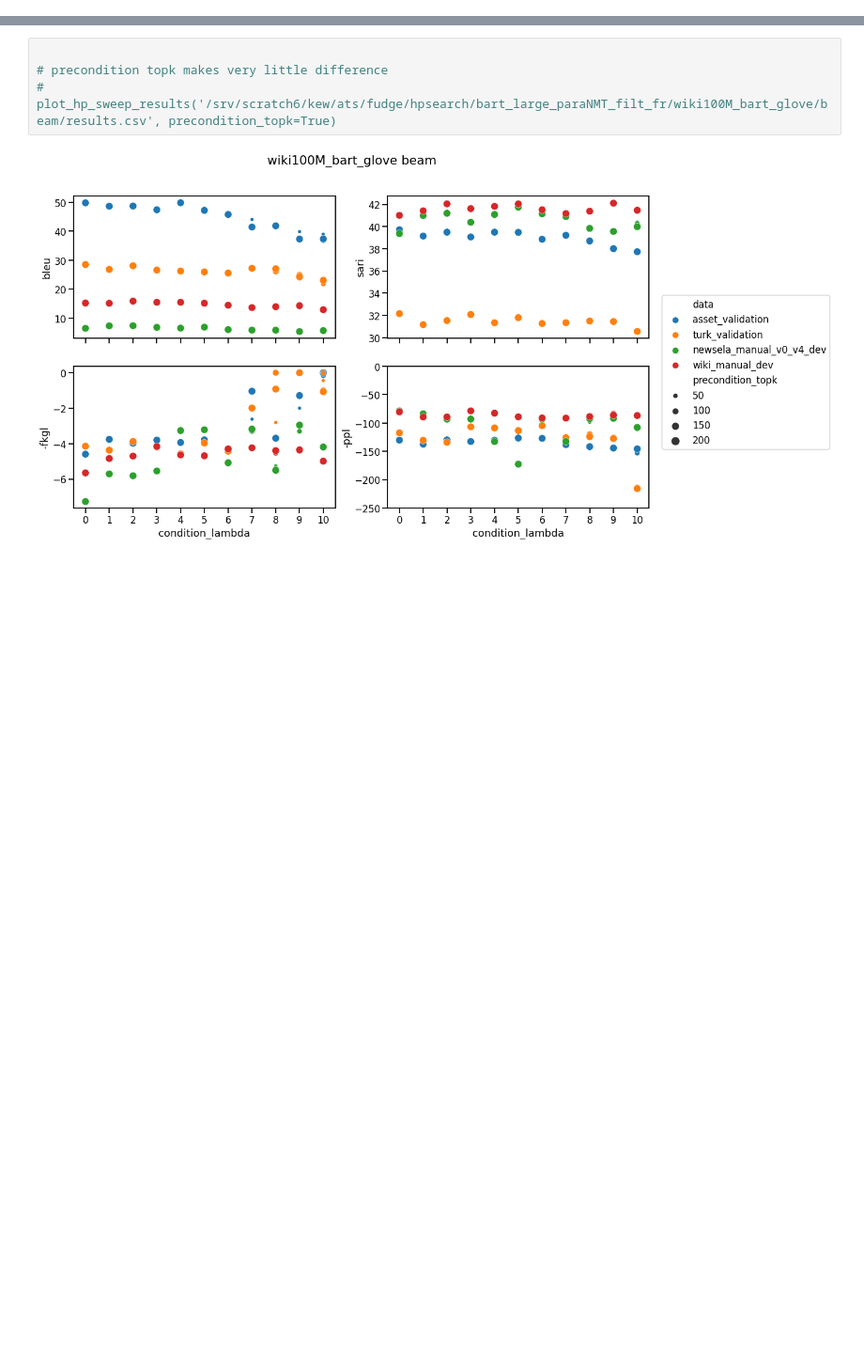
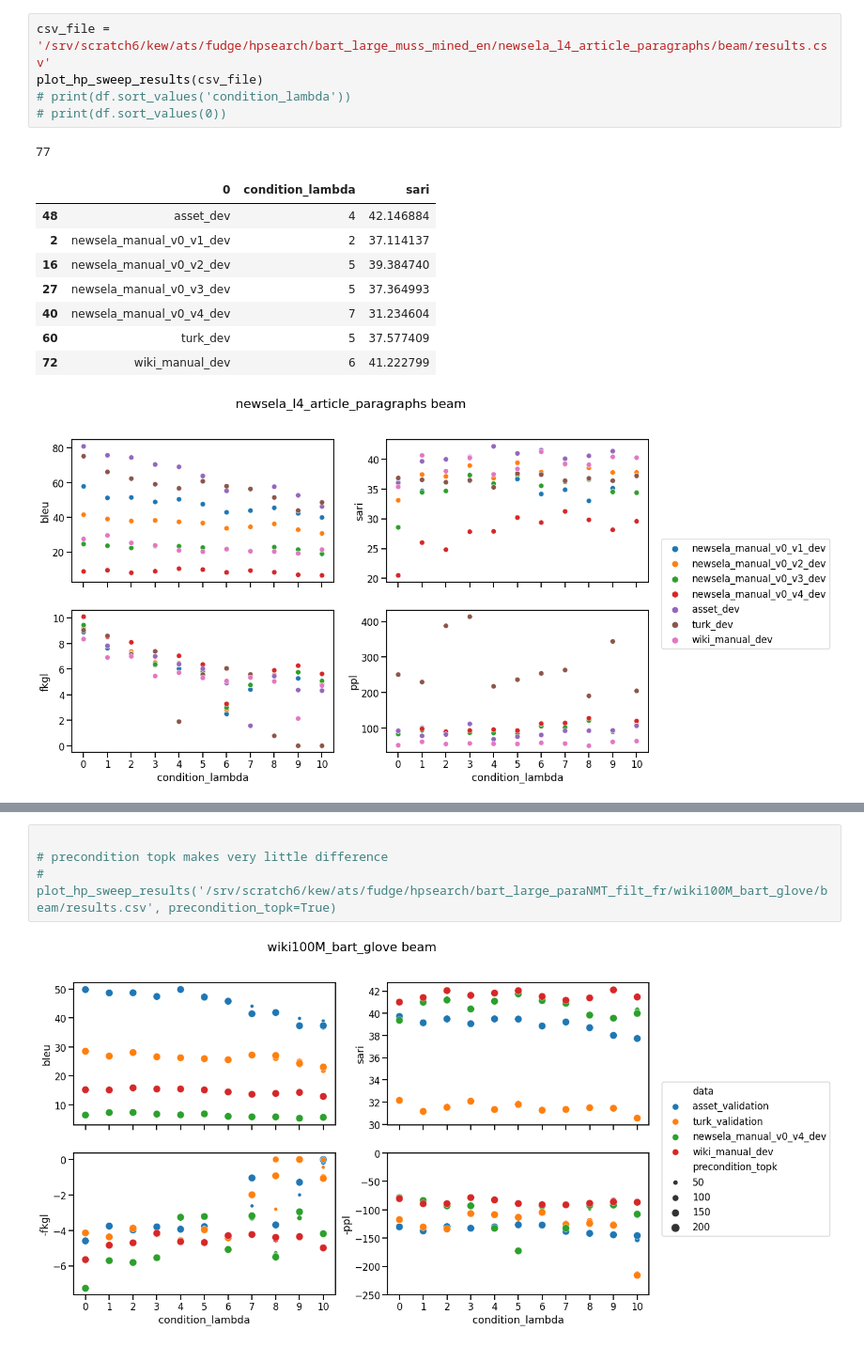
Before and after one commit to ZurichNLP/SimpleFUDGE, a Jupyter notebook: analysis/visualise_hp_sweeps.ipynb, the cells around one changed output, grey strips where cells are left out. Shown at 94% size. Drawn from its saved outputs; the diff is of its cells as text; blank space fills up the shorter version.

```diff
--- a/analysis/visualise_hp_sweeps.ipynb
+++ b/analysis/visualise_hp_sweeps.ipynb
@@ -53,0 +133,16 @@ Name: sari, dtype: float64
+# %%
+csv_file = '/srv/scratch6/kew/ats/fudge/hpsearch/bart_large_muss_mined_en/newsela_l4_article_paragraphs/beam/results.csv'
+plot_hp_sweep_results(csv_file)
+# print(df.sort_values('condition_lambda'))
+# print(df.sort_values(0))
+# %% [output]
+77
+|  | 0 | condition_lambda | sari |
+| 48 | asset_dev | 4 | 42.146884 |
+| 2 | newsela_manual_v0_v1_dev | 2 | 37.114137 |
+| 16 | newsela_manual_v0_v2_dev | 5 | 39.384740 |
+| 27 | newsela_manual_v0_v3_dev | 5 | 37.364993 |
+| 40 | newsela_manual_v0_v4_dev | 7 | 31.234604 |
+| 60 | turk_dev | 5 | 37.577409 |
+| 72 | wiki_manual_dev | 6 | 41.222799 |
+[figure, added]
```
Also changed, not shown: parts of 11 cells of this notebook, 18 other files.
